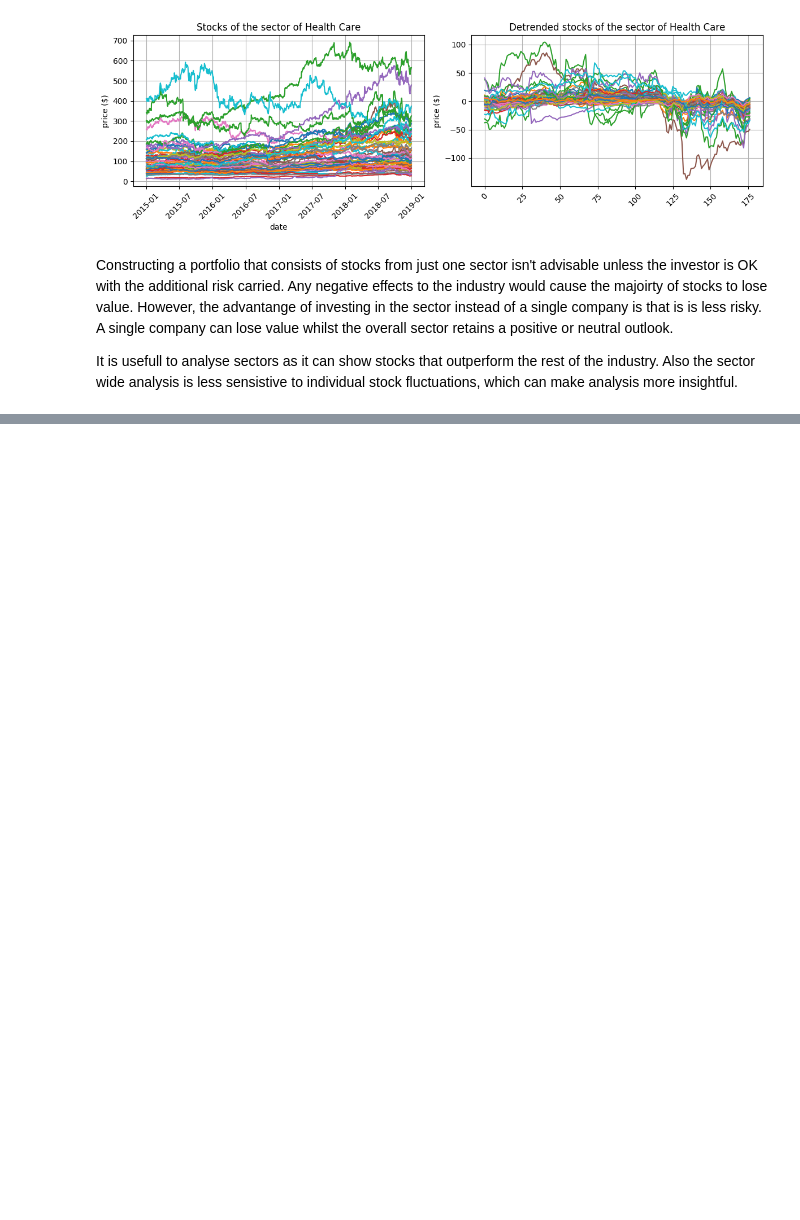
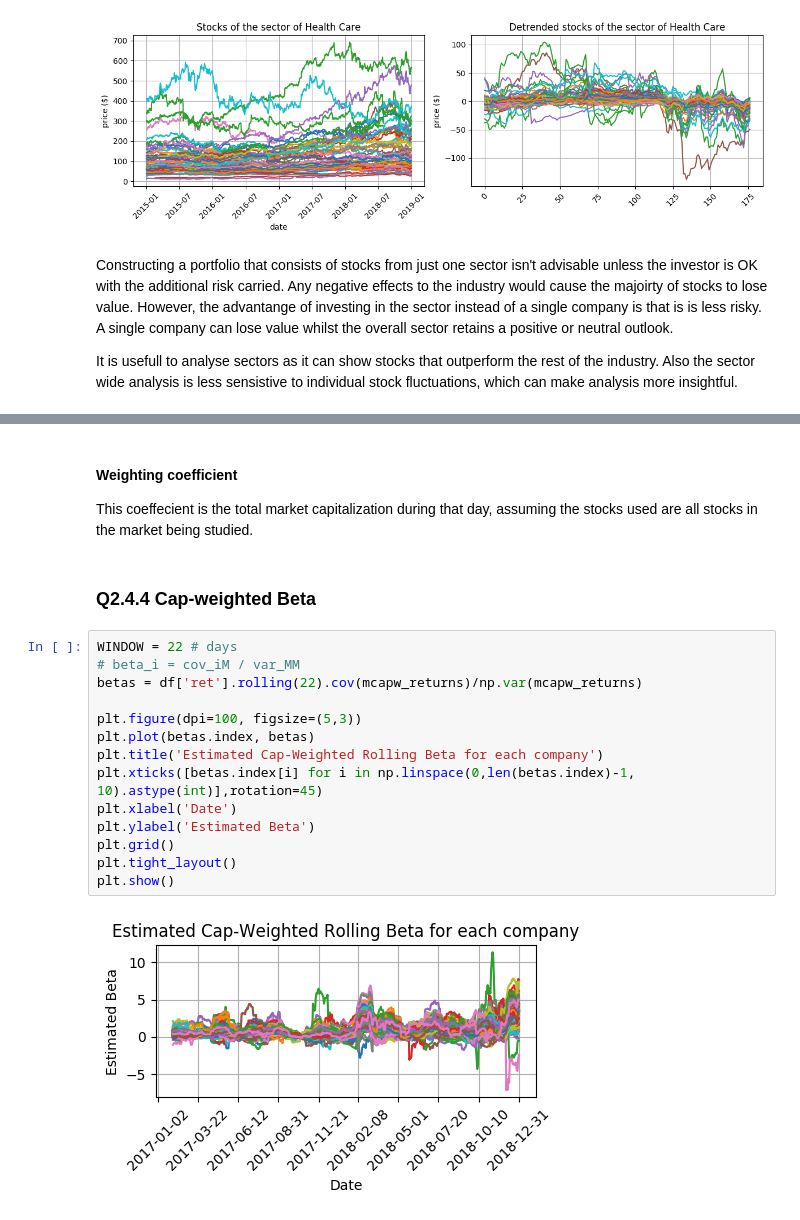
Before and after one commit to mahudu97/FSP, a Jupyter notebook: src/CW.ipynb, the cells around one changed output, grey strips where cells are left out. Saved outputs shown, nothing was run; the diff lists cells and outputs as text; blank space fills up the shorter version.

```diff
--- a/src/CW.ipynb
+++ b/src/CW.ipynb
@@ -498,0 +663,22 @@ It is usefull to analyse sectors as it can show stocks that outperform the rest
+# %% [markdown]
+#### Weighting coefficient
+
+This coeffecient is the total market capitalization during that day, assuming the stocks used are all stocks in the market being studied.
+# %% [markdown]
+### Q2.4.4 Cap-weighted Beta
+# %%
+WINDOW = 22 # days
+# beta_i = cov_iM / var_MM
+betas = df['ret'].rolling(22).cov(mcapw_returns)/np.var(mcapw_returns)
+
+plt.figure(dpi=100, figsize=(5,3))
+plt.plot(betas.index, betas)
+plt.title('Estimated Cap-Weighted Rolling Beta for each company')
+plt.xticks([betas.index[i] for i in np.linspace(0,len(betas.index)-1, 10).astype(int)],rotation=45)
+plt.xlabel('Date')
+plt.ylabel('Estimated Beta')
+plt.grid()
+plt.tight_layout()
+plt.show()
+# %% [output]
+[figure, added]
```
Also changed, not shown: parts of 33 cells of this notebook, 1 other file.
